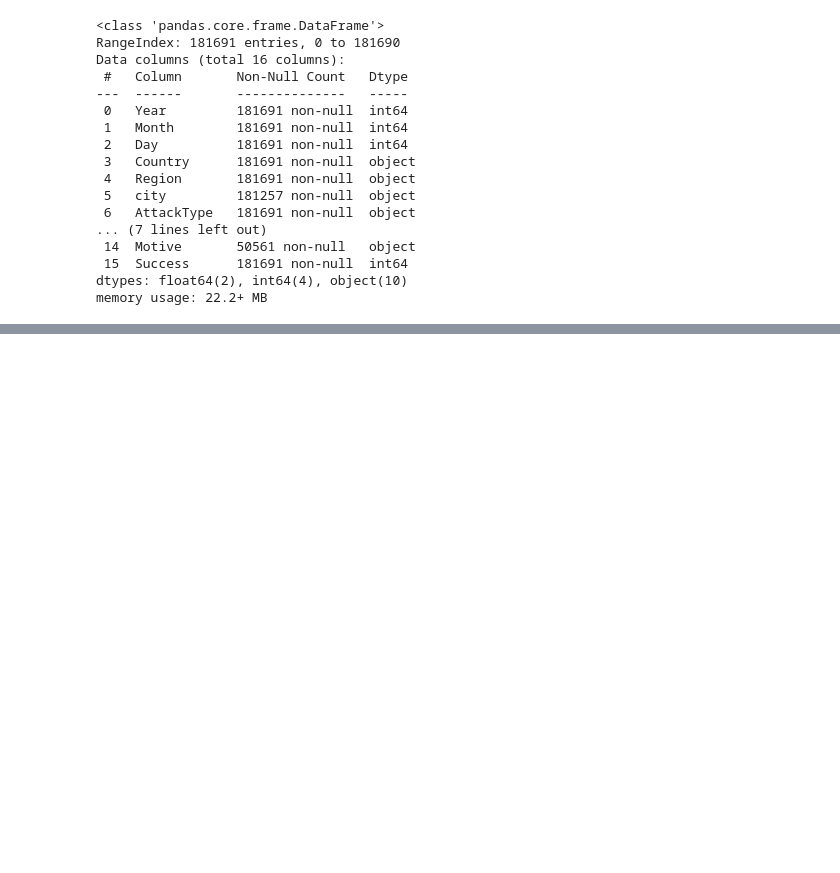
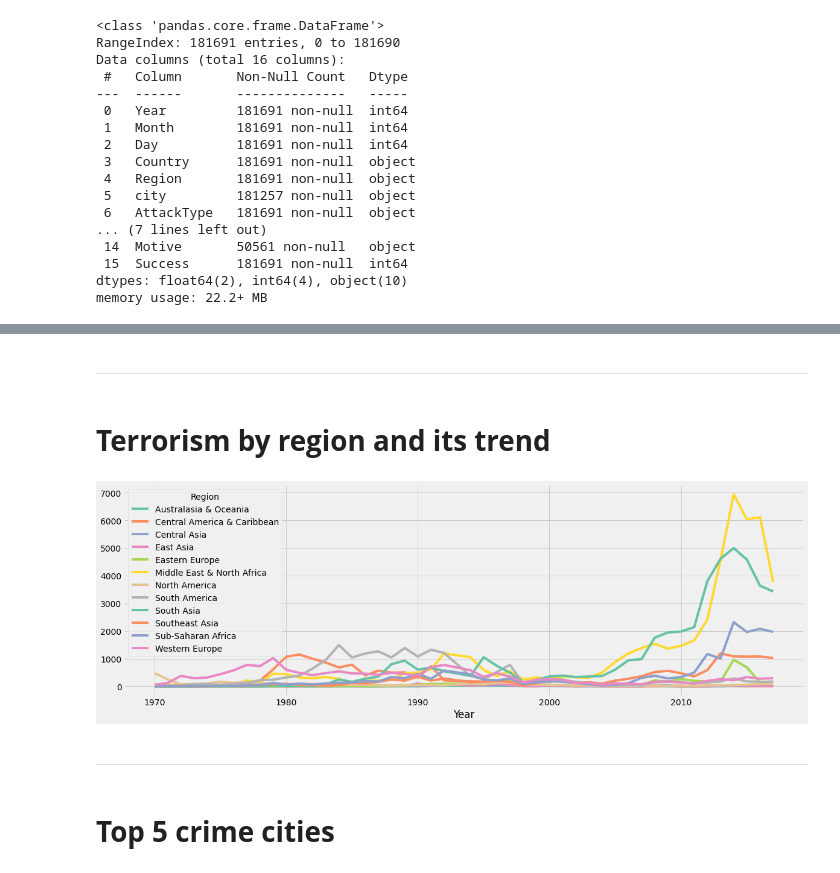
Before and after one commit to disuja7/Global_terrorism_analysis, a Jupyter notebook: Deeshu_Kumar_Global_Terrorism_Analysis_Capstone_Project.ipynb, the cells around one changed output, grey strips where cells are left out. Saved outputs shown, nothing was run; the diff lists cells and outputs as text; code cells hidden in the pictures; blank space fills up the shorter version.

```diff
--- a/Deeshu_Kumar_Global_Terrorism_Analysis_Capstone_Project.ipynb
+++ b/Deeshu_Kumar_Global_Terrorism_Analysis_Capstone_Project.ipynb
@@ -441,0 +323,24 @@ Top_target_type.head(10)
+# %% [markdown]
+
+
+---
+# %% [markdown]
+<a name="s2"></a>
+# **Terrorism by region and its trend**
+# %%
+# Visualizing the growth in attacks for the above mentioned countries
+import seaborn as sns
+terror_region=pd.crosstab(df.Year,df.Region)
+terror_region.plot(color=sns.color_palette('Set2',12))
+fig=plt.gcf()
+fig.set_size_inches(18,6)
+plt.show()
+# %% [output]
+[figure, added]
+# %% [markdown]
+
+
+---
+# %% [markdown]
+<a name="s3"></a>
+# **Top 5 crime cities**
```
Also changed, not shown: parts of 75 cells of this notebook.
